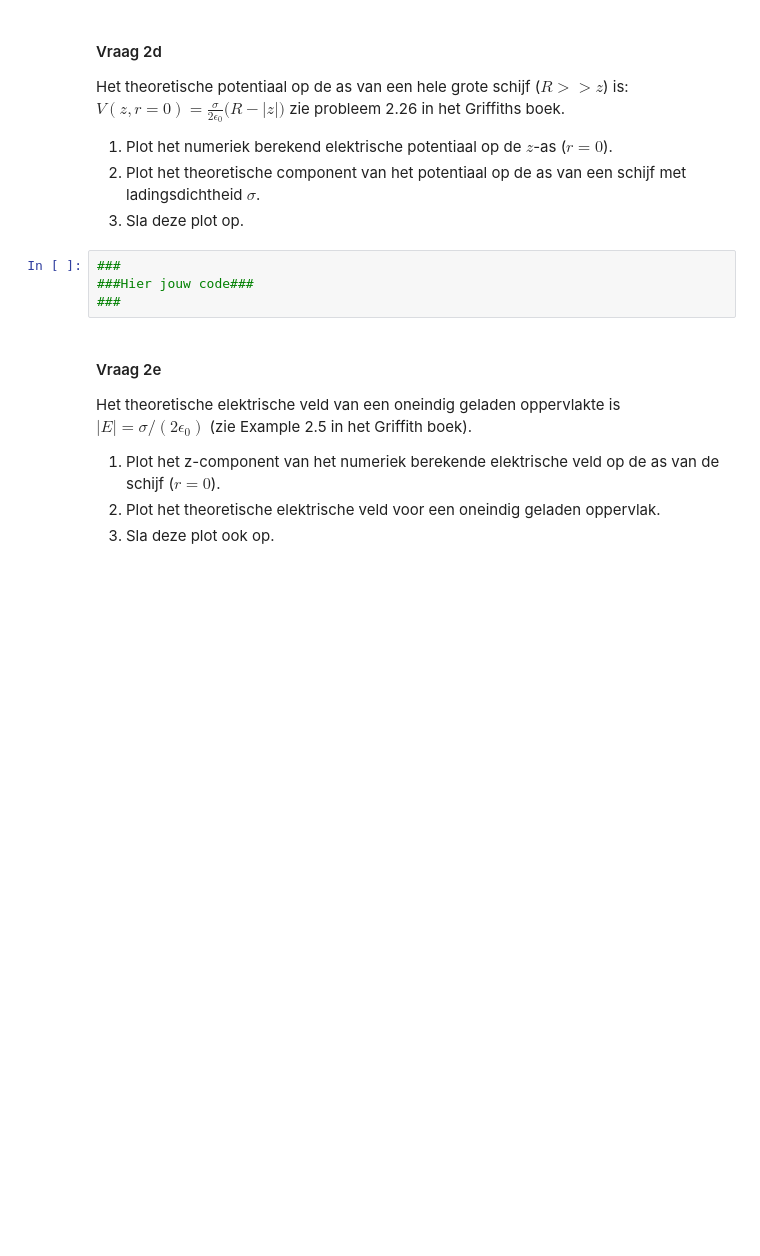
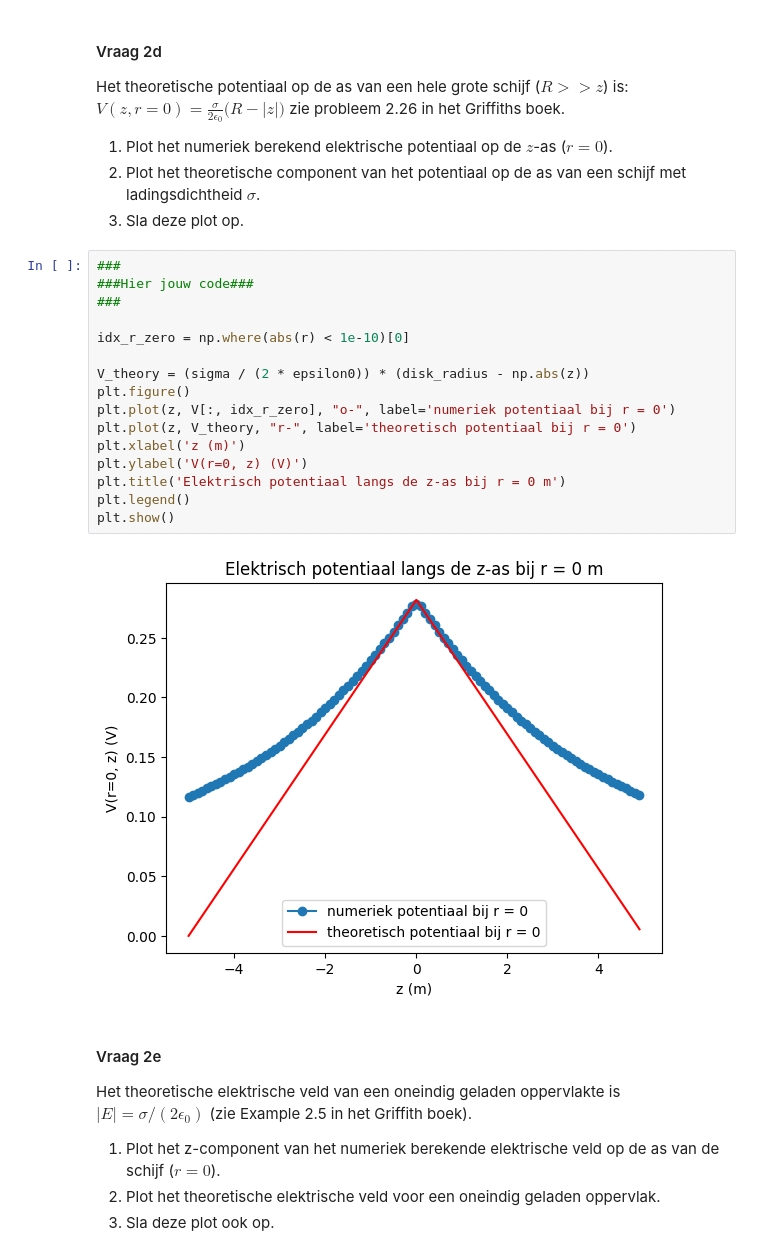
Before and after one commit to Ikbenjamin07/opdrachten-DEF-D, a Jupyter notebook: DigitaleOntwerpopdrachten/1CondensatorOpdracht/CondensatorOntwerpopdracht.ipynb, the cells around one changed output. Cells and saved outputs as stored; diff of their text form; blank space fills up the shorter version.

```diff
--- a/DigitaleOntwerpopdrachten/1CondensatorOpdracht/CondensatorOntwerpopdracht.ipynb
+++ b/DigitaleOntwerpopdrachten/1CondensatorOpdracht/CondensatorOntwerpopdracht.ipynb
@@ -247,7 +253,21 @@ zie probleem 2.26 in het Griffiths boek.
 # %%
 ###
 ###Hier jouw code###
 ###
+
+idx_r_zero = np.where(abs(r) < 1e-10)[0]
+
+V_theory = (sigma / (2 * epsilon0)) * (disk_radius - np.abs(z))
+plt.figure()
+plt.plot(z, V[:, idx_r_zero], "o-", label='numeriek potentiaal bij r = 0')
+plt.plot(z, V_theory, "r-", label='theoretisch potentiaal bij r = 0')
+plt.xlabel('z (m)')
+plt.ylabel('V(r=0, z) (V)')
+plt.title('Elektrisch potentiaal langs de z-as bij r = 0 m')
+plt.legend()
+plt.show()
+# %% [output]
+[figure, added]
 # %% [markdown]
 #### Vraag 2e
 
```
Also changed, not shown: parts of 11 cells of this notebook, 4 other files.
